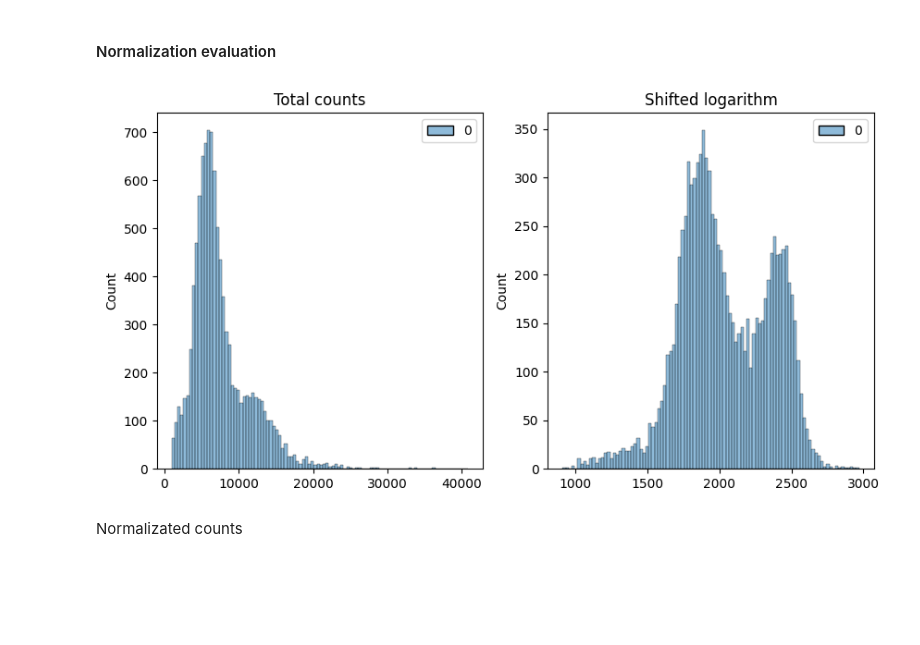
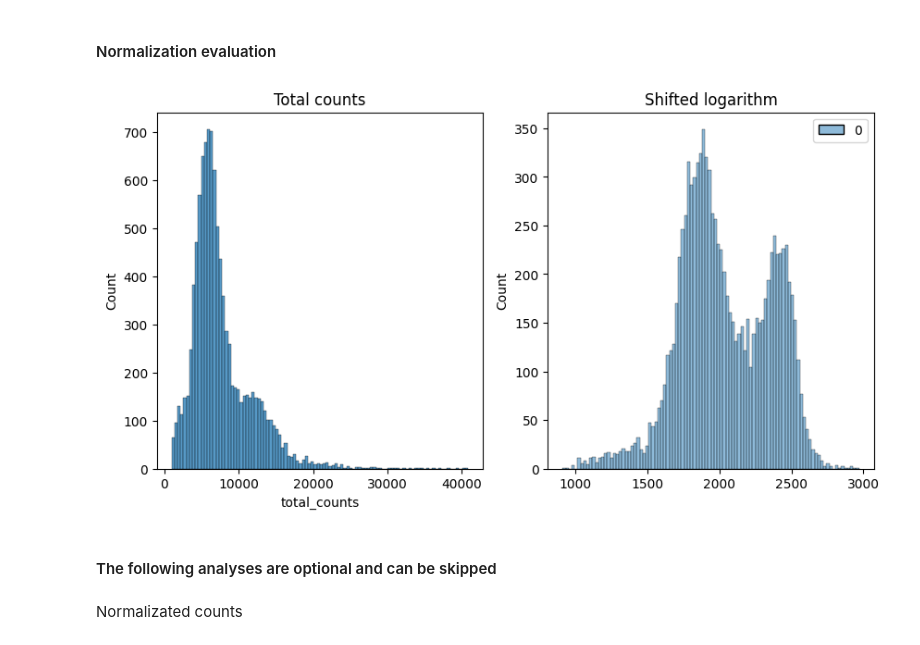
Before and after one commit to WhiteLabGenomics/terraPipelines, a Jupyter notebook: notebook/optimus_normalization.ipynb, the cells around one changed output. Saved outputs shown, nothing was run; the diff lists cells and outputs as text; code cells hidden in the pictures; blank space fills up the shorter version.

Commit message:
add layer

```diff
--- a/notebook/optimus_normalization.ipynb
+++ b/notebook/optimus_normalization.ipynb
@@ -50,12 +50,16 @@ Index(['CAGAGCCTCTTCGATT', 'TACATTCTCCGTAGTA', 'ATCACGAAGGGACACT',
       dtype='object', name='barcode', length=10214)
 # %% [markdown]
 #### Normalization
+# %%
+adata.layers["celbender_counts"] = adata.X
 # %% [markdown]
 Shifted logarithm
 # %%
-adata.layers["log1p_norm"] = adata.X.copy()
-sc.pp.normalize_total(adata, target_sum=None, layer="log1p_norm", inplace=True)
-sc.pp.log1p(adata, layer="log1p_norm")
+scales_counts = sc.pp.normalize_total(adata, target_sum=None, inplace=False)
+adata.layers["log1p_norm"] = sc.pp.log1p(scales_counts["X"], copy=True)
 # %% [markdown]
 #### Write output to h5ad
+# %%
+# definie the adata.x as the log1p_norm
+adata.X = adata.layers["celbender_counts"]
 # %%
@@ -65,16 +69,17 @@ adata.write_h5ad(PATH_TO_OUTPUT)
 #### Normalization evaluation
 # %%
 fig, axes = plt.subplots(1, 2, figsize=(10, 5))
-#p1 = sns.histplot(adata.obs["total_counts"], bins=100, kde=False, ax=axes[0])
-p1 = sns.histplot(adata.X.sum(1), bins=100, kde=False, ax=axes[0])
+p1 = sns.histplot(adata.obs["total_counts"], bins=100, kde=False, ax=axes[0])
 axes[0].set_title("Total counts")
 p2 = sns.histplot(adata.layers["log1p_norm"].sum(1), bins=100, kde=False, ax=axes[1])
 axes[1].set_title("Shifted logarithm")
 plt.show()
 # %% [output]
-[figure, old version]
+[figure, new version]
 # %%
 seed = 22
+# %% [markdown]
+#### The following analyses are optional and can be skipped
 # %% [markdown]
 Normalizated counts
 # %%
```
Also changed, not shown: parts of 6 cells of this notebook.
